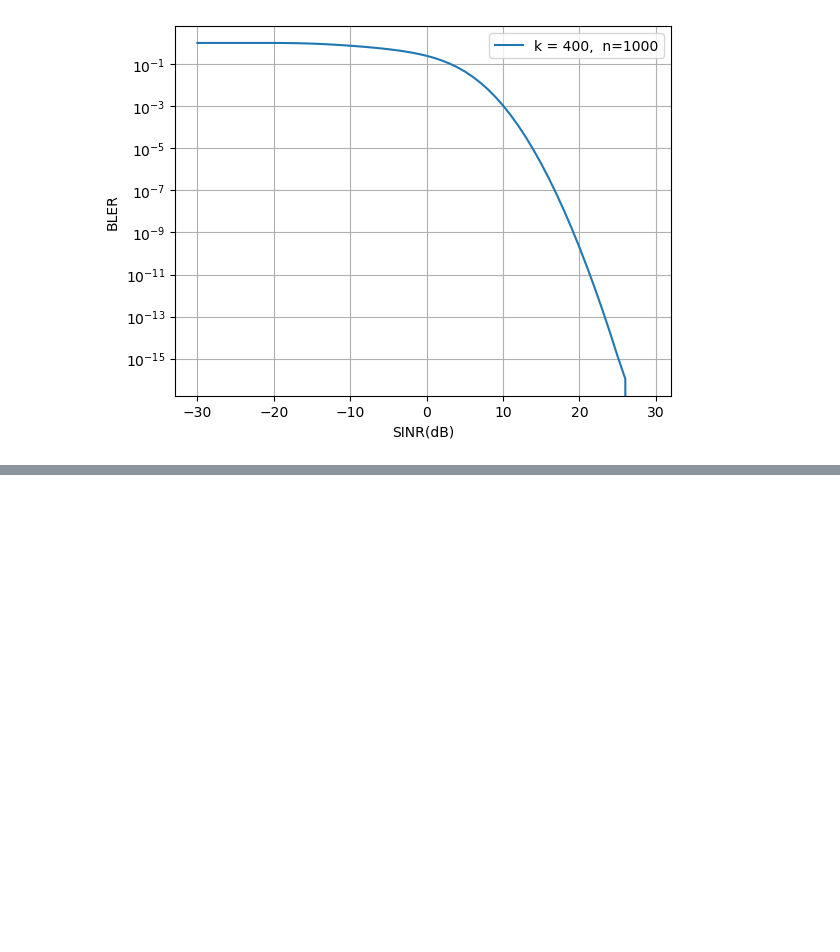
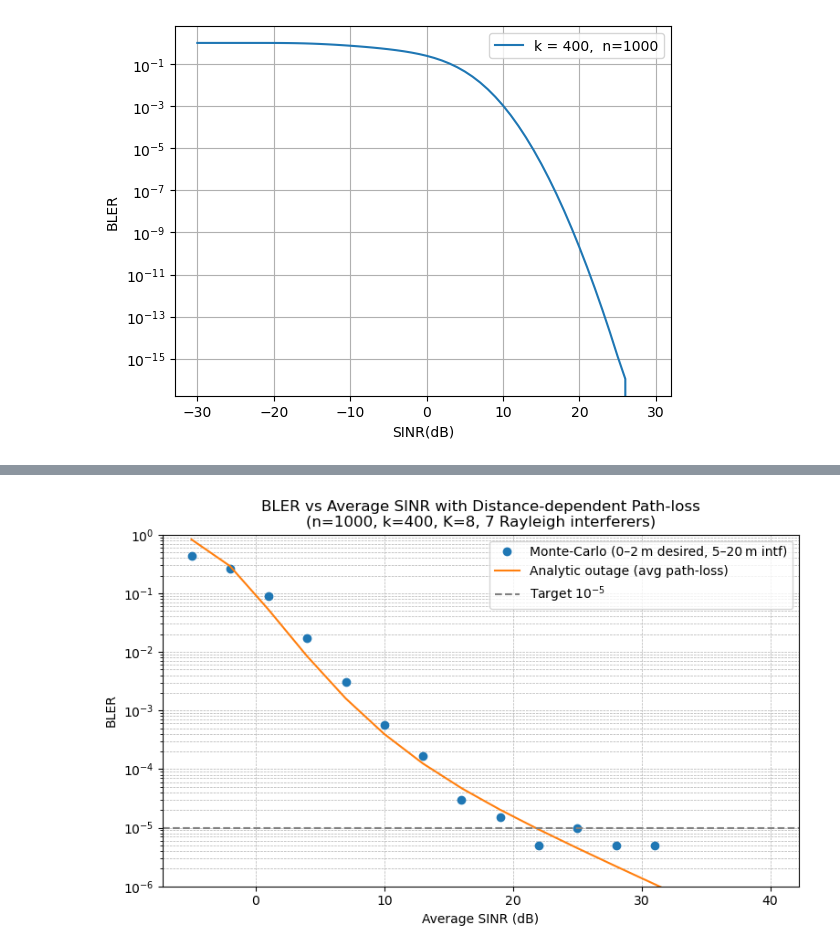
Before and after one commit to ashvinsrini/base-codes, a Jupyter notebook: X_subnets_MADRL_two_agents/BLER_vs_SINR_V1.0.ipynb, the cells around one changed output, grey strips where cells are left out. Saved outputs shown, nothing was run; the diff lists cells and outputs as text; code cells hidden in the pictures; blank space fills up the shorter version.

Commit message:
Add files via upload
Adding analytic BLER comparison with the subnetwork mobility based monte carlo estimate approach

```diff
--- a/X_subnets_MADRL_two_agents/BLER_vs_SINR_V1.0.ipynb
+++ b/X_subnets_MADRL_two_agents/BLER_vs_SINR_V1.0.ipynb
@@ -546,0 +551,100 @@ plt.grid()
+# %%
+import numpy as np
+import matplotlib.pyplot as plt
+from scipy.special import erfc
+from scipy.stats import rice, rayleigh
+import mpmath as mp
+
+# ---------------- Parameters ----------------
+n, k   = 1000, 400      # finite‑block code
+target = 1e-5           # BLER threshold
+K      = 8.0            # Rician K‑factor (desired)
+N_I    = 7              # interferers
+Nblk   = 200_000        # Monte‑Carlo blocks per SNR point
+
+fc_GHz = 1.3            # carrier frequency
+P_I    = 1.0            # interferer power
+N0     = 1e-3           # noise power
+
+# --- Indoor‑Factory path‑loss (InF:SL) --------------------
+def path_loss_db(d_m):
+    pl_los  = 31.84 + 21.50*np.log10(d_m) + 19*np.log10(fc_GHz)
+    pl_nlos = 33.00 + 25.50*np.log10(d_m) + 20*np.log10(fc_GHz)
+    return np.maximum(pl_los, pl_nlos)
+
+def large_scale_gain(d_m):
+    return 10**(-path_loss_db(d_m)/10)
+
+# Average gains for desired (0–2 m) and interferers (5–20 m)
+rng = np.random.default_rng(1)
+beta_avg_des = 1 #np.mean(large_scale_gain(rng.uniform(0.01, 2, 200000)))
+beta_avg_int = 1 #np.mean(large_scale_gain(rng.uniform(5, 20, 200000)))
+
+# --- Finite‑block AWGN threshold γ_th ---------------------
+def qfunc(x): return 0.5*erfc(x/np.sqrt(2))
+
+def Pe_awgn(g):
+    C = np.log2(1+g)
+    V = (g*(g+2)/(1+g)**2)*(np.log2(np.e)**2)
+    z = (n*C - k + 0.5*np.log2(n))/np.sqrt(n*V)
+    return qfunc(z)
+
+g_grid = np.logspace(-1, 1, 20001)           # -10–10 dB
+pe_vals = np.array([Pe_awgn(g) for g in g_grid])
+idx = np.where(pe_vals <= target)[0][0]
+g0, g1, p0, p1 = g_grid[idx-1], g_grid[idx], pe_vals[idx-1], pe_vals[idx]
+gamma_th_lin = g0 + (target-p0)*(g1-g0)/(p1-p0)
+gamma_th_db  = 10*np.log10(gamma_th_lin)
+
+# --- Small‑scale samplers --------------------------------
+sigma = np.sqrt(1/(2*(K+1)))
+rician_rv   = rice(b=np.sqrt(2*K), scale=sigma)
+rayleigh_rv = rayleigh(scale=1/np.sqrt(2))
+
+# Marcum‑Q analytic outage
+mp.dps = 20
+a = mp.sqrt(2*K)
+def marcum_out(avg_lin):
+    b = mp.sqrt(2*(K+1)*gamma_th_lin/avg_lin)
+    Q1 = mp.quad(lambda x: x*mp.e**(-(x**2+a**2)/2)*mp.besseli(0,a*x), [b, mp.inf])
+    return 1 - Q1
+
+# SNR sweep
+snr_dbs = np.arange(-5, 41, 3)
+bler_mc, bler_th = [], []
+
+for snr_db in snr_dbs:
+    desired_avg_lin = 10**(snr_db/10)
+    P_S = desired_avg_lin * (N0 + N_I*P_I*beta_avg_int) / beta_avg_des
+
+    # Monte‑Carlo
+    d_des = rng.uniform(0.01, 2, Nblk)
+    beta_des_blk = large_scale_gain(d_des)
+
+    d_int = rng.uniform(5, 20, (Nblk, N_I))
+    beta_int_blk = large_scale_gain(d_int)
+
+    r0 = rician_rv.rvs(size=Nblk)
+    ri = rayleigh_rv.rvs(size=(Nblk, N_I))
+
+    num = P_S * beta_des_blk * r0**2
+    den = N0 + P_I * np.sum(beta_int_blk * ri**2, axis=1)
+    gamma_inst = num/den
+    bler_mc.append(np.mean(gamma_inst < gamma_th_lin))
+
+    bler_th.append(marcum_out(desired_avg_lin))
+
+# --- Plot ------------------------------------------------
+plt.figure(figsize=(9,5))
+plt.semilogy(snr_dbs, bler_mc, 'o', label='Monte‑Carlo (0–2 m desired, 5–20 m intf)')
+plt.semilogy(snr_dbs, bler_th, '-', label='Analytic outage (avg path‑loss)')
+plt.axhline(target, ls='--', color='grey', label='Target $10^{-5}$')
+plt.xlabel('Average SINR (dB)')
+plt.ylabel('BLER')
+plt.title('BLER vs Average SINR with Distance‑dependent Path‑loss\n(n=1000, k=400, K=8, 7 Rayleigh interferers)')
+plt.grid(True, which='both', ls='--', lw=0.5)
+plt.ylim(1e-6,1)
+plt.legend()
+plt.show()
+# %% [output]
+[figure, added]
```
Also changed, not shown: parts of 1 cell of this notebook.
